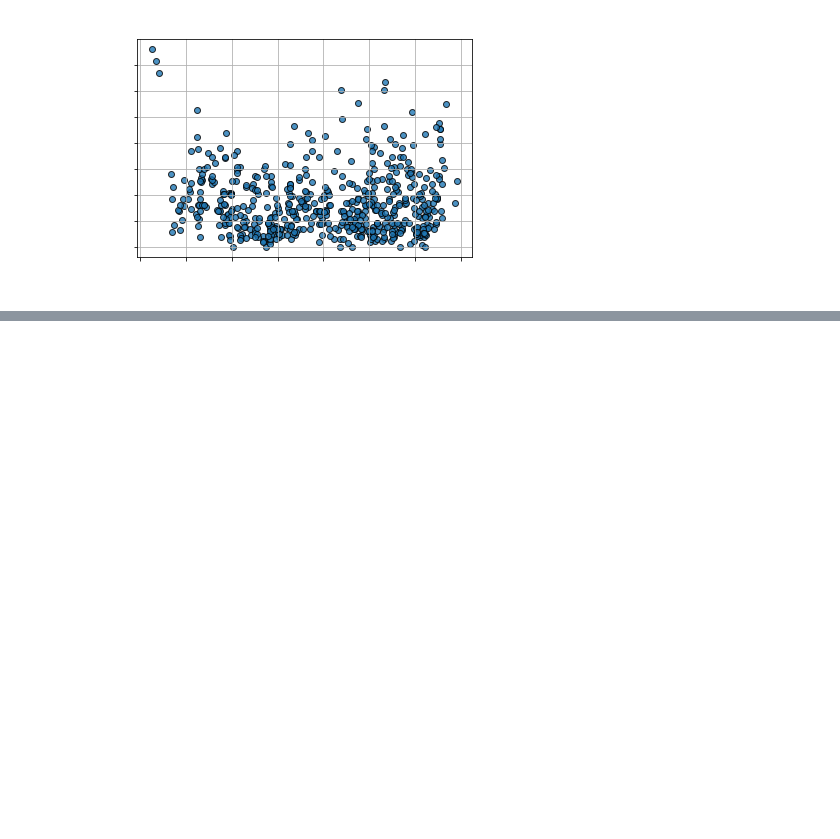
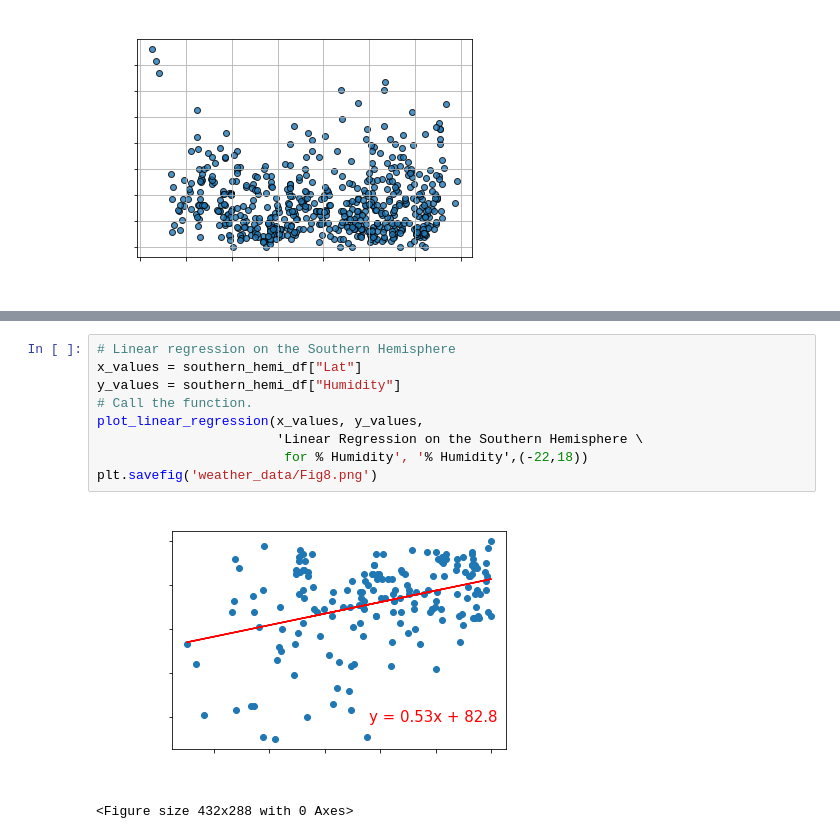
Before and after one commit to abdulhakim97/World_Weather_Analysis, a Jupyter notebook: WeatherPy.ipynb, the cells around one changed output, grey strips where cells are left out. Saved outputs shown, nothing was run; the diff lists cells and outputs as text; blank space fills up the shorter version.

```diff
--- a/WeatherPy.ipynb
+++ b/WeatherPy.ipynb
@@ -223,0 +288,12 @@ plt.show()
+# %%
+# Linear regression on the Southern Hemisphere
+x_values = southern_hemi_df["Lat"]
+y_values = southern_hemi_df["Humidity"]
+# Call the function.
+plot_linear_regression(x_values, y_values,
+                       'Linear Regression on the Southern Hemisphere \
+                        for % Humidity', '% Humidity',(-22,18))
+plt.savefig('weather_data/Fig8.png')
+# %% [output]
+[figure, added]
+<Figure size 432x288 with 0 Axes>
```
Also changed, not shown: parts of 9 cells of this notebook, 7 other files.
